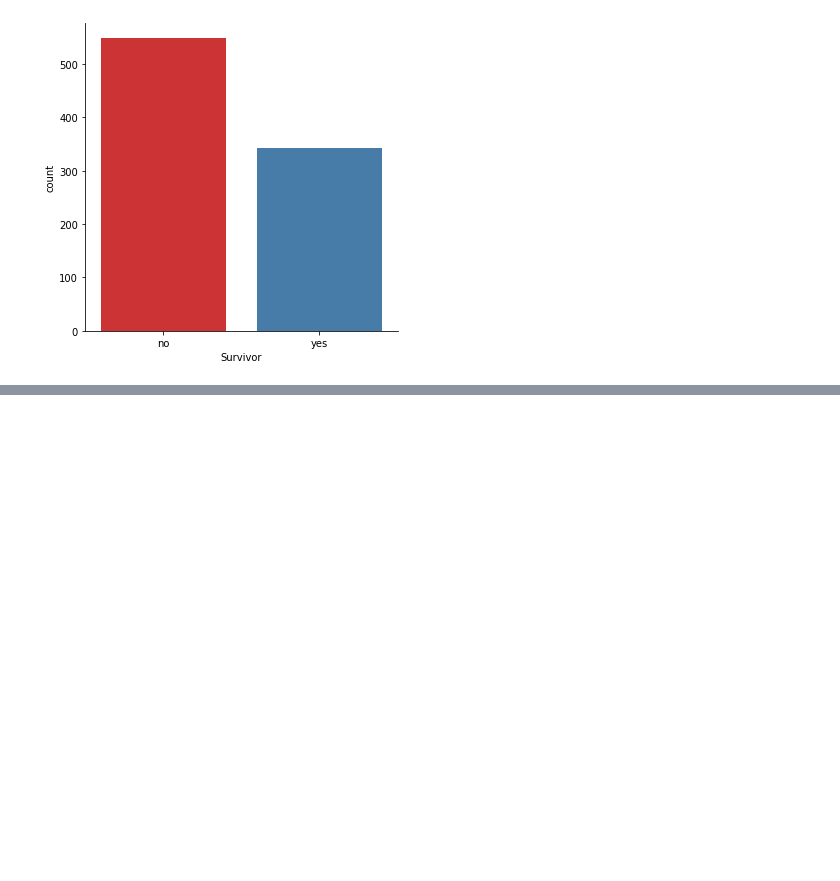
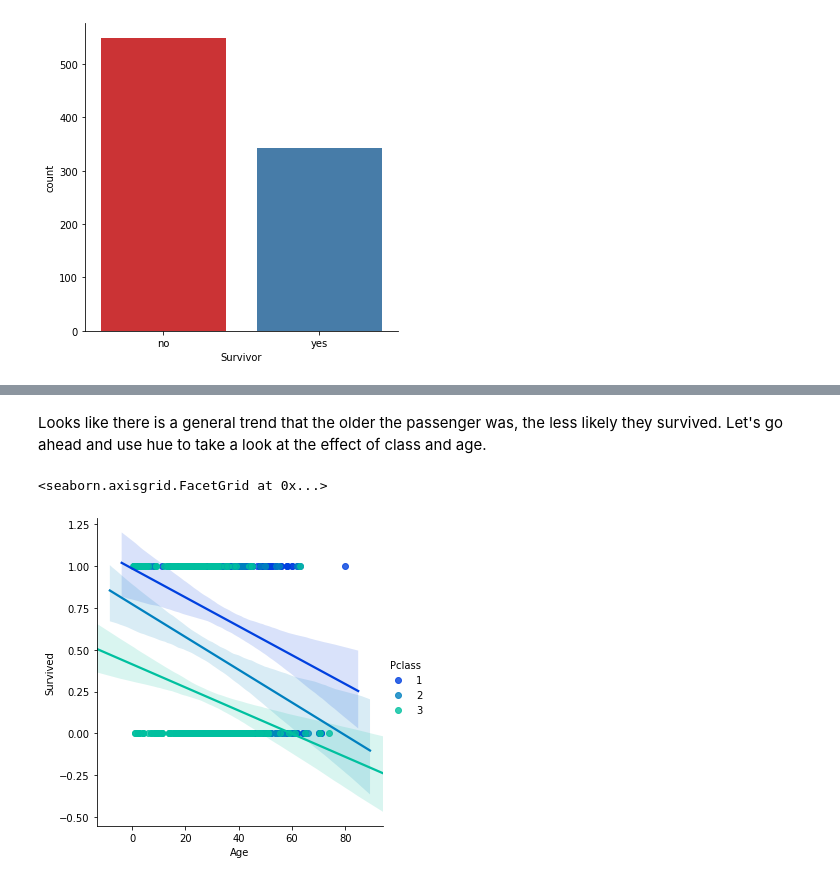
Before and after one commit to sealoyal/LearnPython, a Jupyter notebook: udemy/titanic/titanic1.ipynb, the cells around one changed output, grey strips where cells are left out. Saved outputs shown, nothing was run; the diff lists cells and outputs as text; code cells hidden in the pictures; blank space fills up the shorter version.

```diff
--- a/udemy/titanic/titanic1.ipynb
+++ b/udemy/titanic/titanic1.ipynb
@@ -330,0 +352,8 @@ sns.catplot('Survivor',data=titanic_df,palette='Set1',kind='count')
+# %% [markdown]
+Looks like there is a general trend that the older the passenger was, the less likely they survived. Let's go ahead and use hue to take a look at the effect of class and age.
+# %%
+# Let's use a linear plot on age versus survival using hue for class seperation
+sns.lmplot('Age','Survived',hue='Pclass',data=titanic_df,palette='winter')
+# %% [output]
+<seaborn.axisgrid.FacetGrid at 0x...>
+[figure, added]
```
Also changed, not shown: parts of 17 cells of this notebook, 2 other files.
